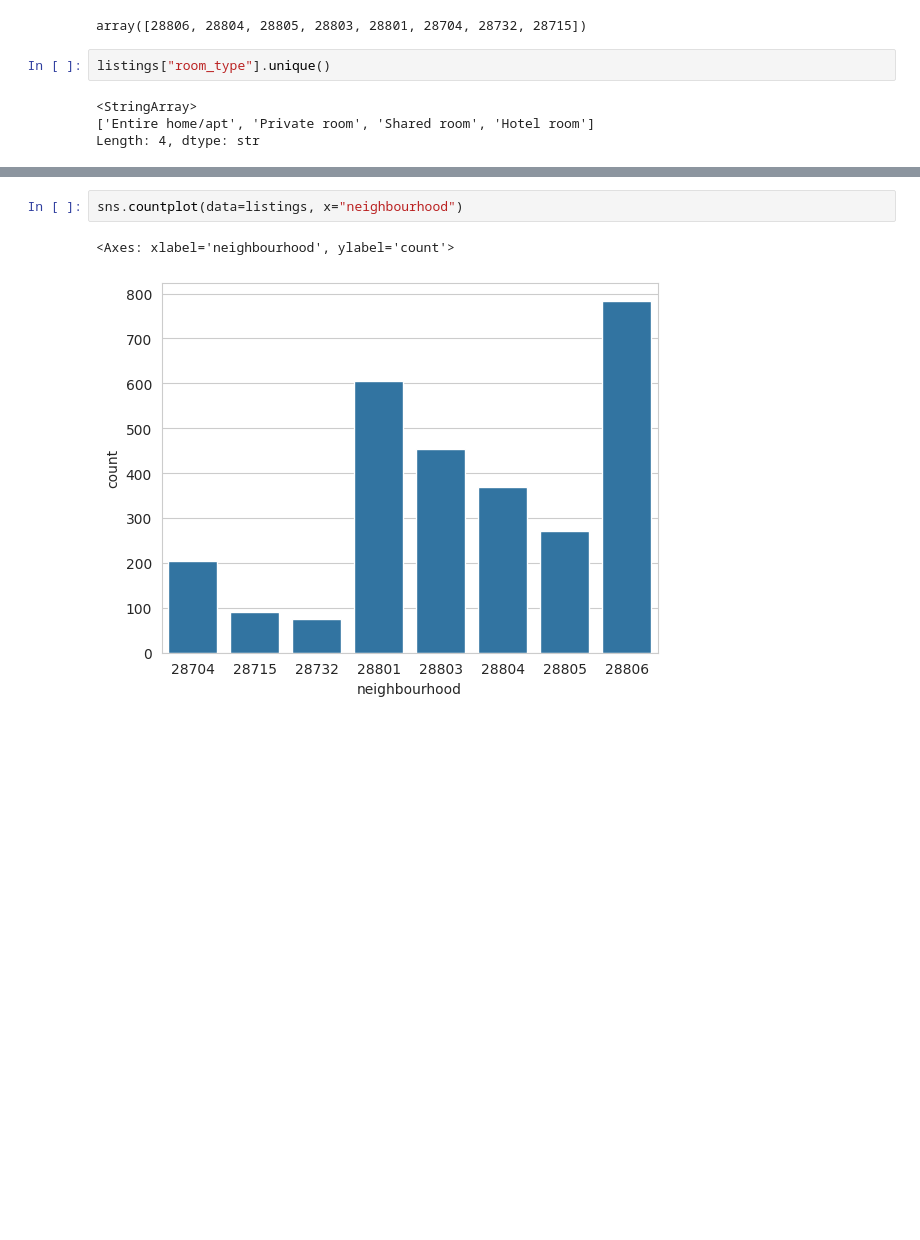
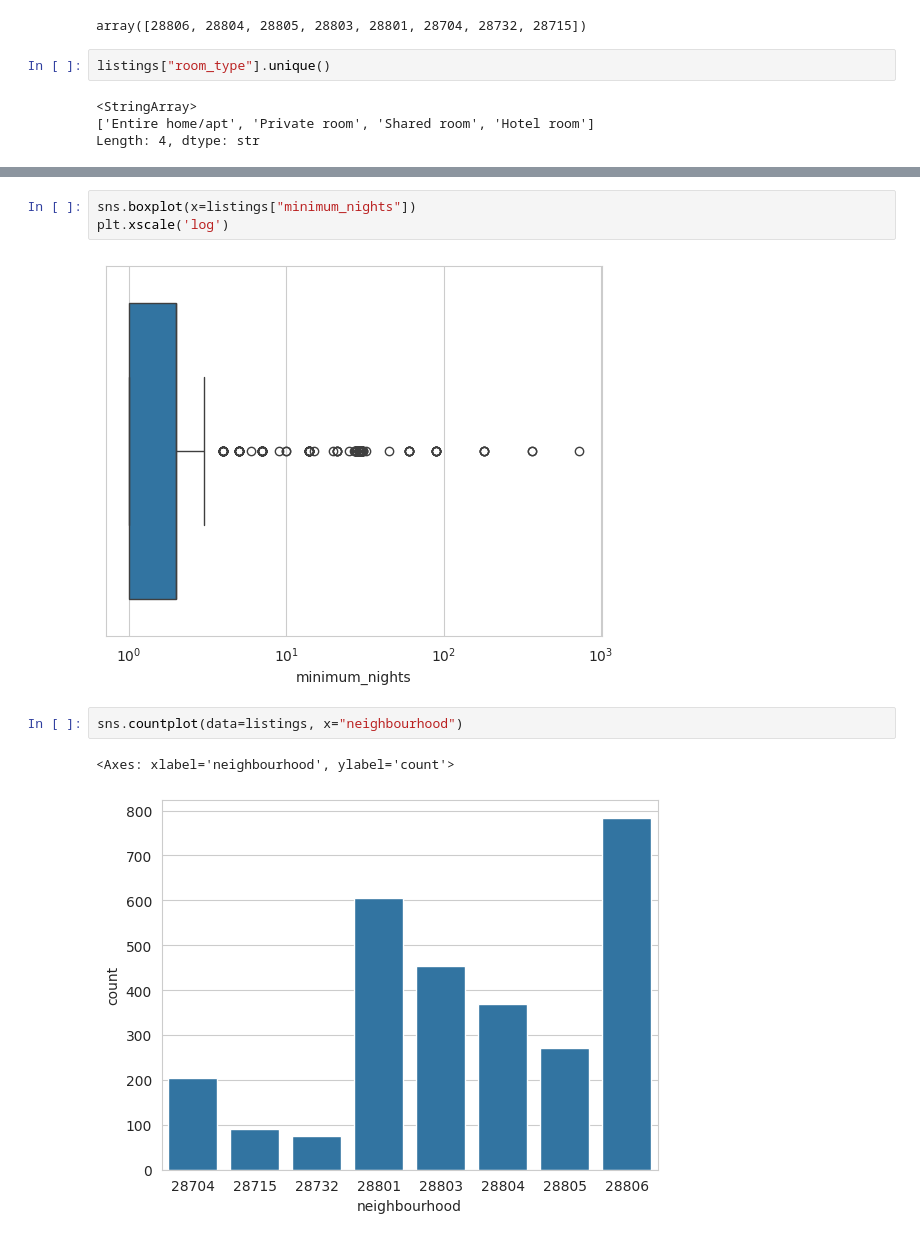
Before and after one commit to nikzhilin/exploratory-analytics, a Jupyter notebook: projects/airbnb_asheville_eda/notebooks/01_overview.ipynb, the cells around one changed output, grey strips where cells are left out. Saved outputs shown, nothing was run; the diff lists cells and outputs as text; blank space fills up the shorter version.

```diff
--- a/projects/airbnb_asheville_eda/notebooks/01_overview.ipynb
+++ b/projects/airbnb_asheville_eda/notebooks/01_overview.ipynb
@@ -177,3 +187,8 @@ plt.xscale('log')
+# %%
+sns.boxplot(x=listings["minimum_nights"])
+plt.xscale('log')
+# %% [output]
+[figure, added]
 # %%
 sns.countplot(data=listings, x="neighbourhood")
 # %% [output]
```
Also changed, not shown: parts of 8 cells of this notebook.
